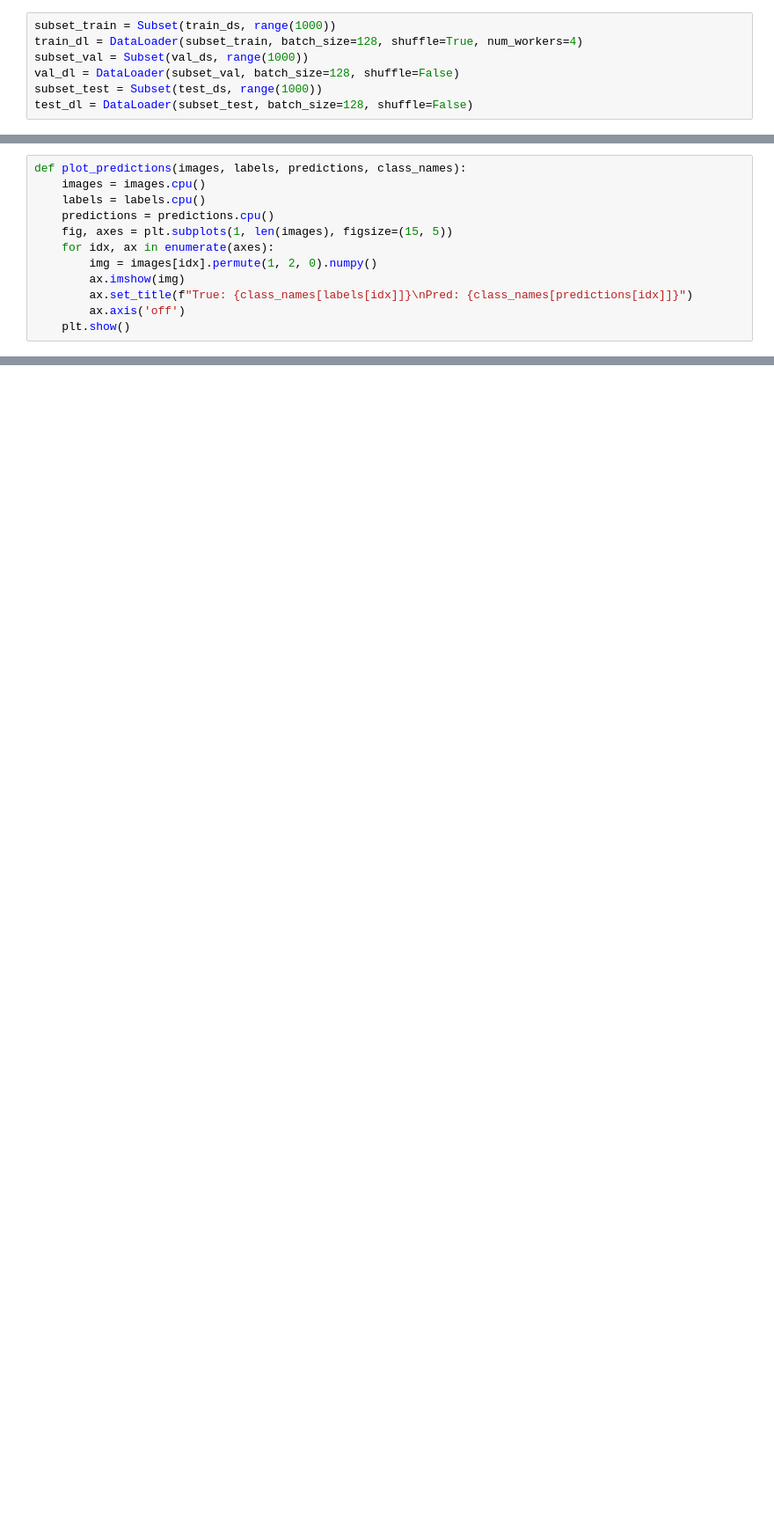
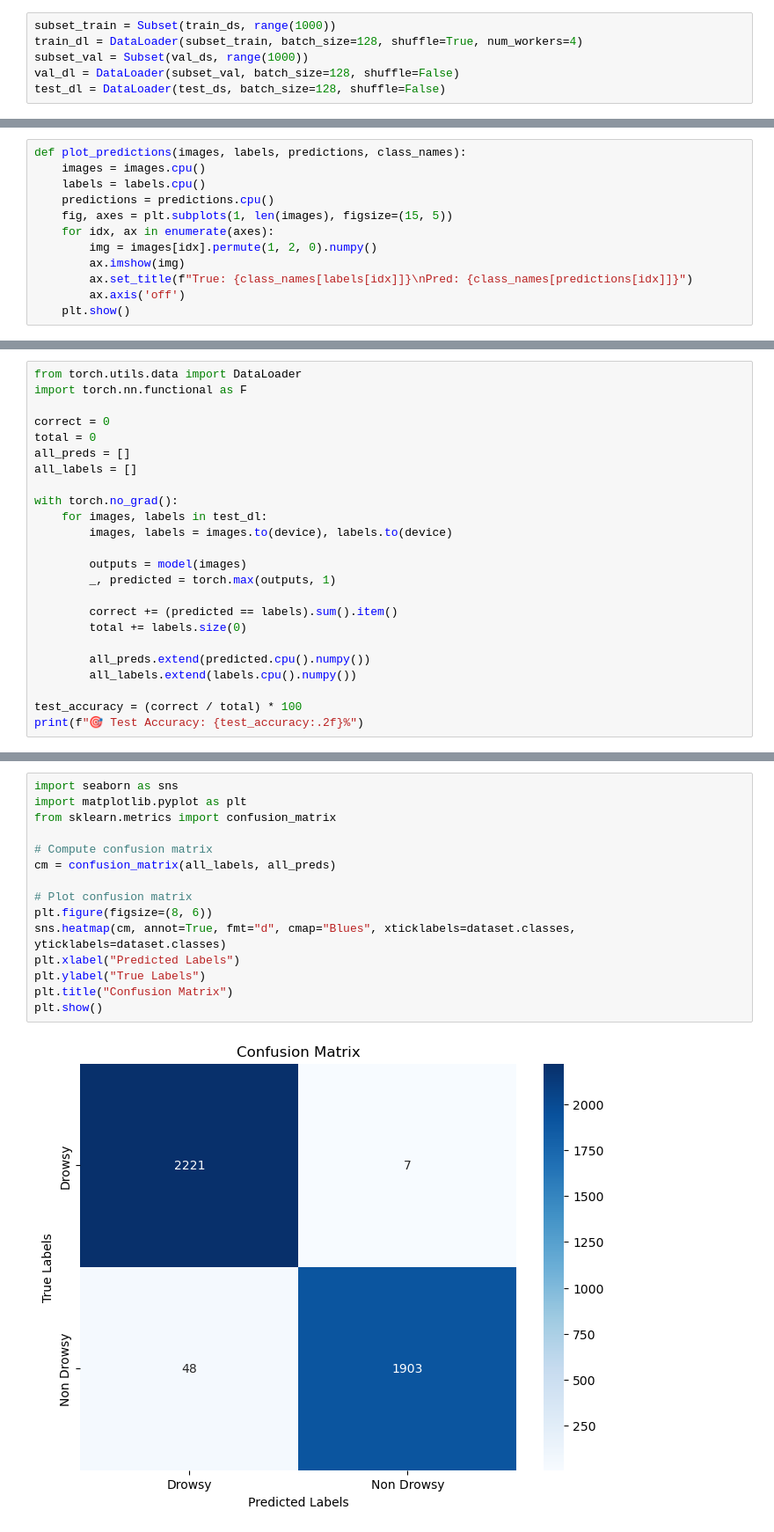
Before and after one commit to VN140/Driver-Drowsiness-Detection, a Jupyter notebook: demo2.ipynb, the cells around one changed output, grey strips where cells are left out. Shown at 88% size. Cells and saved outputs as stored; diff of their text form; blank space fills up the shorter version.

Commit message:
Plot Graph ResNet50

```diff
--- a/demo2.ipynb
+++ b/demo2.ipynb
@@ -51,8 +49,7 @@ subset_train = Subset(train_ds, range(1000))
 train_dl = DataLoader(subset_train, batch_size=128, shuffle=True, num_workers=4)
 subset_val = Subset(val_ds, range(1000))
 val_dl = DataLoader(subset_val, batch_size=128, shuffle=False)
-subset_test = Subset(test_ds, range(1000))
-test_dl = DataLoader(subset_test, batch_size=128, shuffle=False)
+test_dl = DataLoader(test_ds, batch_size=128, shuffle=False)
 # %%
 def plot_images_grid(dataloader, mean, std):
     for images, labels in dataloader:
@@ -261,0 +279,24 @@ Training complete.
+# %%
+from torch.utils.data import DataLoader
+import torch.nn.functional as F
+
+correct = 0
+total = 0
+all_preds = []
+all_labels = []
+
+with torch.no_grad():
+    for images, labels in test_dl:
+        images, labels = images.to(device), labels.to(device)
+
+        outputs = model(images)
+        _, predicted = torch.max(outputs, 1)
+
+        correct += (predicted == labels).sum().item()
+        total += labels.size(0)
+
+        all_preds.extend(predicted.cpu().numpy())
+        all_labels.extend(labels.cpu().numpy())
+
+test_accuracy = (correct / total) * 100
+print(f"🎯 Test Accuracy: {test_accuracy:.2f}%")
@@ -261,0 +322,17 @@ Training complete.
+# %%
+import seaborn as sns
+import matplotlib.pyplot as plt
+from sklearn.metrics import confusion_matrix
+
+# Compute confusion matrix
+cm = confusion_matrix(all_labels, all_preds)
+
+# Plot confusion matrix
+plt.figure(figsize=(8, 6))
+sns.heatmap(cm, annot=True, fmt="d", cmap="Blues", xticklabels=dataset.classes, yticklabels=dataset.classes)
+plt.xlabel("Predicted Labels")
+plt.ylabel("True Labels")
+plt.title("Confusion Matrix")
+plt.show()
+# %% [output]
+[figure, added]
```
Also changed, not shown: parts of 10 cells of this notebook.
